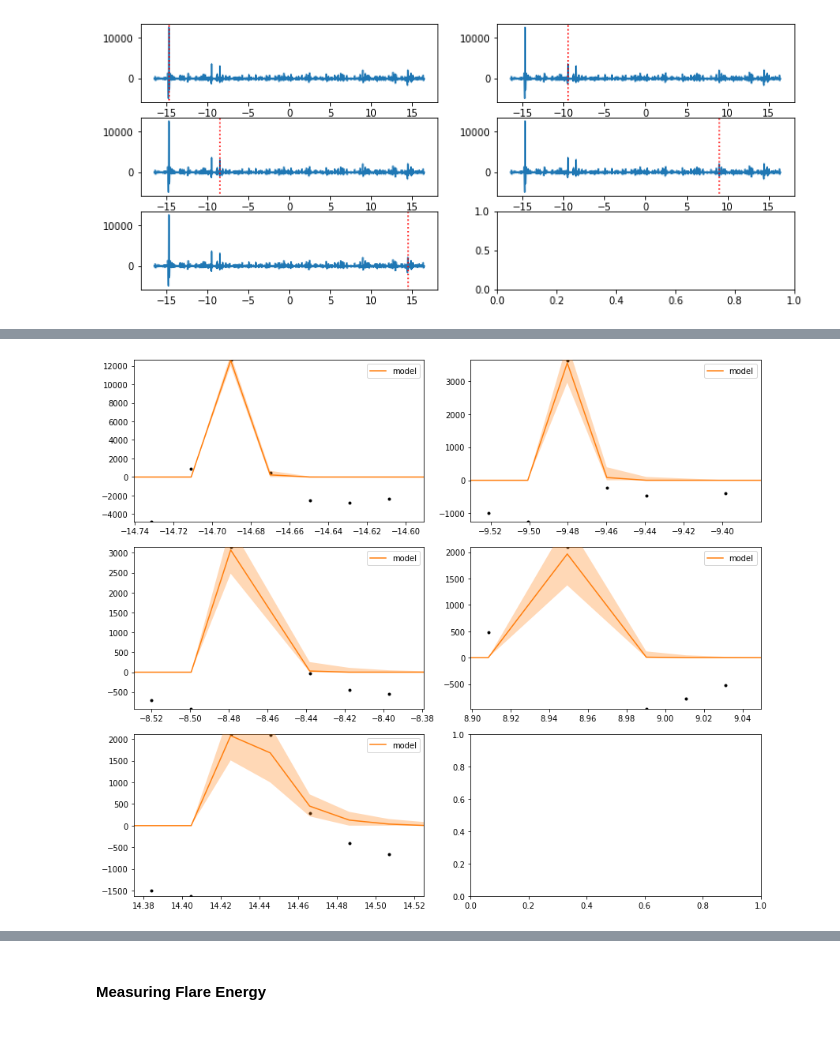
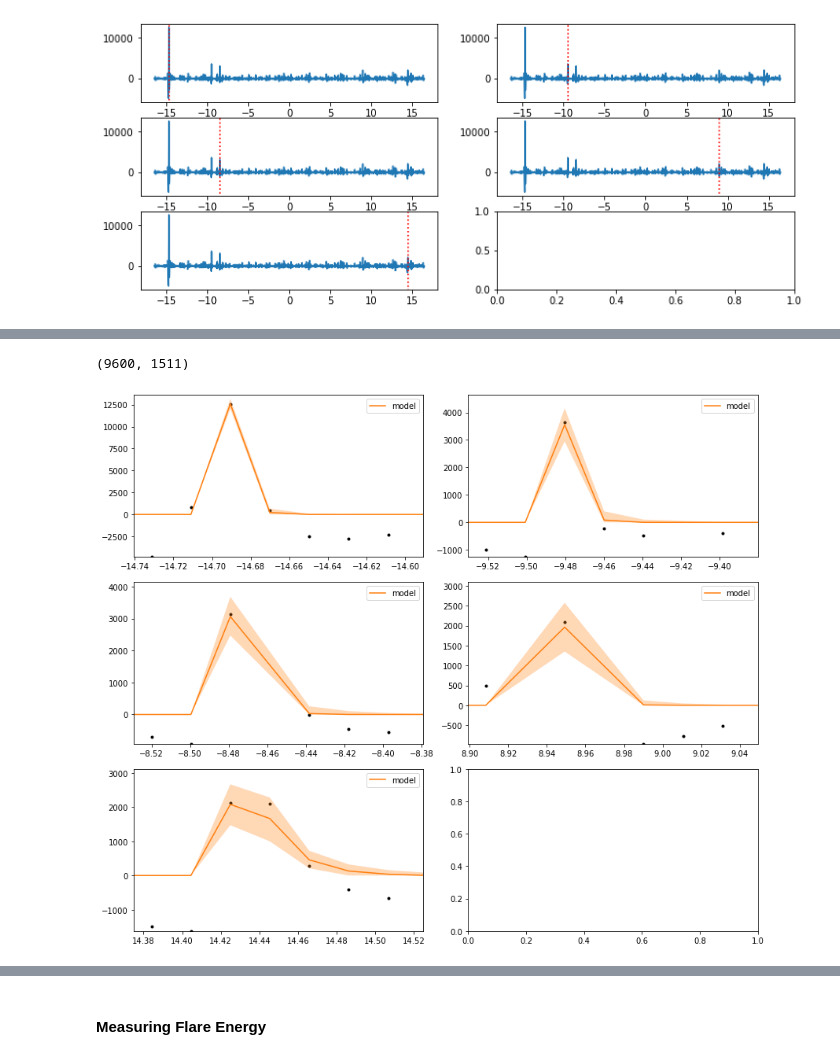
Before and after one commit to exoclam/epic-246301900, a Jupyter notebook: xoflares-epic246301900-pre-flare.ipynb, the cells around one changed output, grey strips where cells are left out. Saved outputs shown, nothing was run; the diff lists cells and outputs as text; code cells hidden in the pictures.

```diff
--- a/xoflares-epic246301900-pre-flare.ipynb
+++ b/xoflares-epic246301900-pre-flare.ipynb
@@ -439,24 +447,28 @@ pm.summary(trace, varnames= ['logAmpl', 'logFwhm', 'tpeak', 'logs2', 'mean'], )
+# %%
+trace['flare_lc'].shape
+# %% [output]
+(9600, 1511)
 # %%
 flc =  np.percentile(trace['flare_lc'], [5, 50, 95], axis=0)
 fig, axes = plt.subplots(ncols=2, nrows=np.ceil(npeaks/2).astype(int), figsize=[12,npeaks*2])
 axes = axes.flatten()
 for i in range(npeaks):
     timemask = (x >= tpeaks[i]-0.2) * (x < tpeaks[i]+0.2)
     ax = axes[i]
     ax.plot(x[timemask], y[timemask], '.k')
     ax.plot(x[timemask], flc[1][timemask], color="C1", label="model")
     art = ax.fill_between(x[timemask], flc[0][timemask],
                           flc[2][timemask], color="C1", alpha=0.3,
                                zorder=1000)
     art.set_edgecolor("none")
     ax.set_xlim(tpeaks[i]-0.05, tpeaks[i]+0.1)
-    ax.set_ylim(np.min(y[timemask]) - 1, 1 + np.max(y[timemask]))
+    ax.set_ylim(np.min(y[timemask]) - 1, 1000 + np.max(y[timemask]))
     ax.legend()
 
 fig.tight_layout()
 #fig.savefig('flare-model.png')
 # %% [output]
-[figure, old version]
+[figure, new version]
 # %%
 # for some reason, pymc wants to access trace at index 0 when trace starts at 1...so I cheat to make this work
 trace._straces[0] = trace._straces[1]
```
Also changed, not shown: parts of 27 cells of this notebook, 2 other files.
